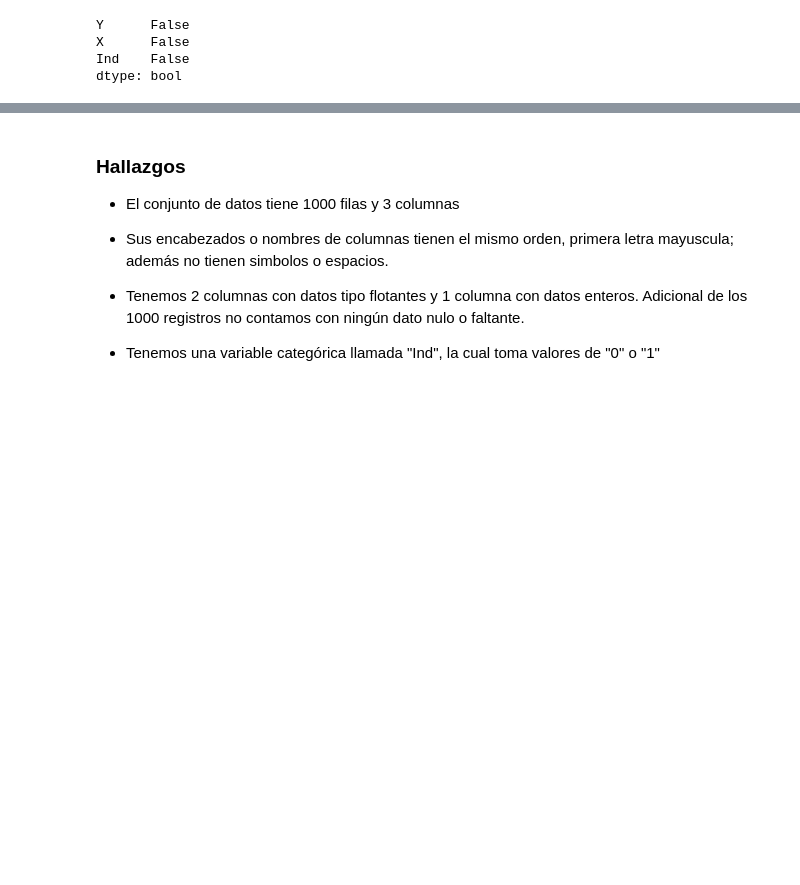
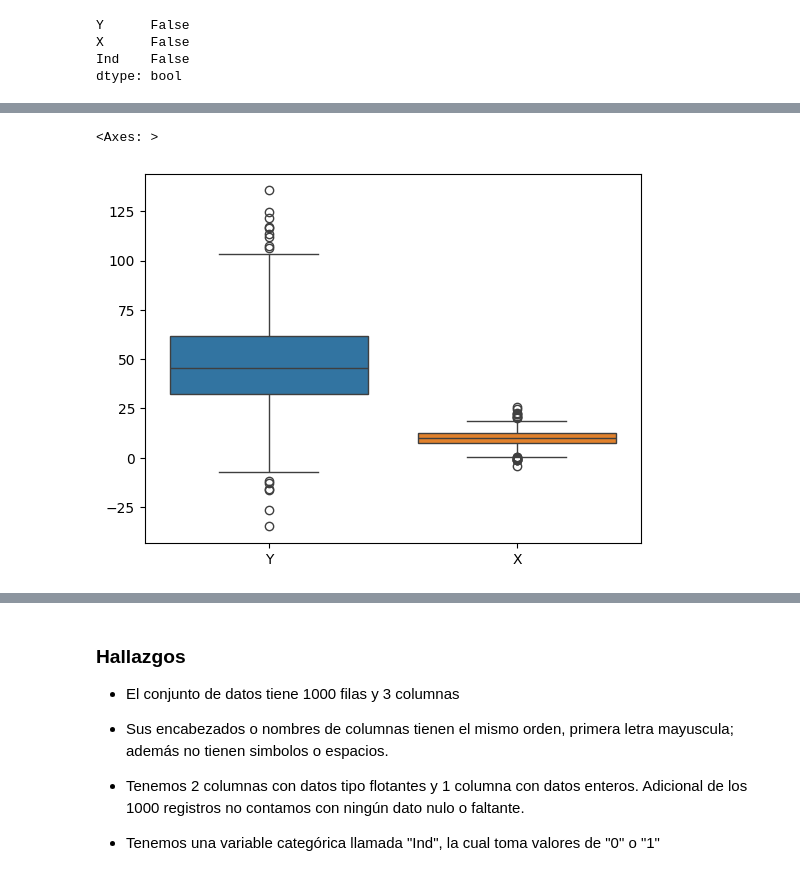
Before and after one commit to alfa7g7/Analisis-Cuantitativo-1er-semestre, a Jupyter notebook: examen-1.ipynb, the cells around one changed output, grey strips where cells are left out. Saved outputs shown, nothing was run; the diff lists cells and outputs as text; code cells hidden in the pictures; blank space fills up the shorter version.

```diff
--- a/examen-1.ipynb
+++ b/examen-1.ipynb
@@ -94,0 +109,5 @@ dtype: bool
+# %%
+sns.boxplot(df.drop('Ind', axis=1))
+# %% [output]
+<Axes: >
+[figure, added]
```
Also changed, not shown: parts of 13 cells of this notebook.
